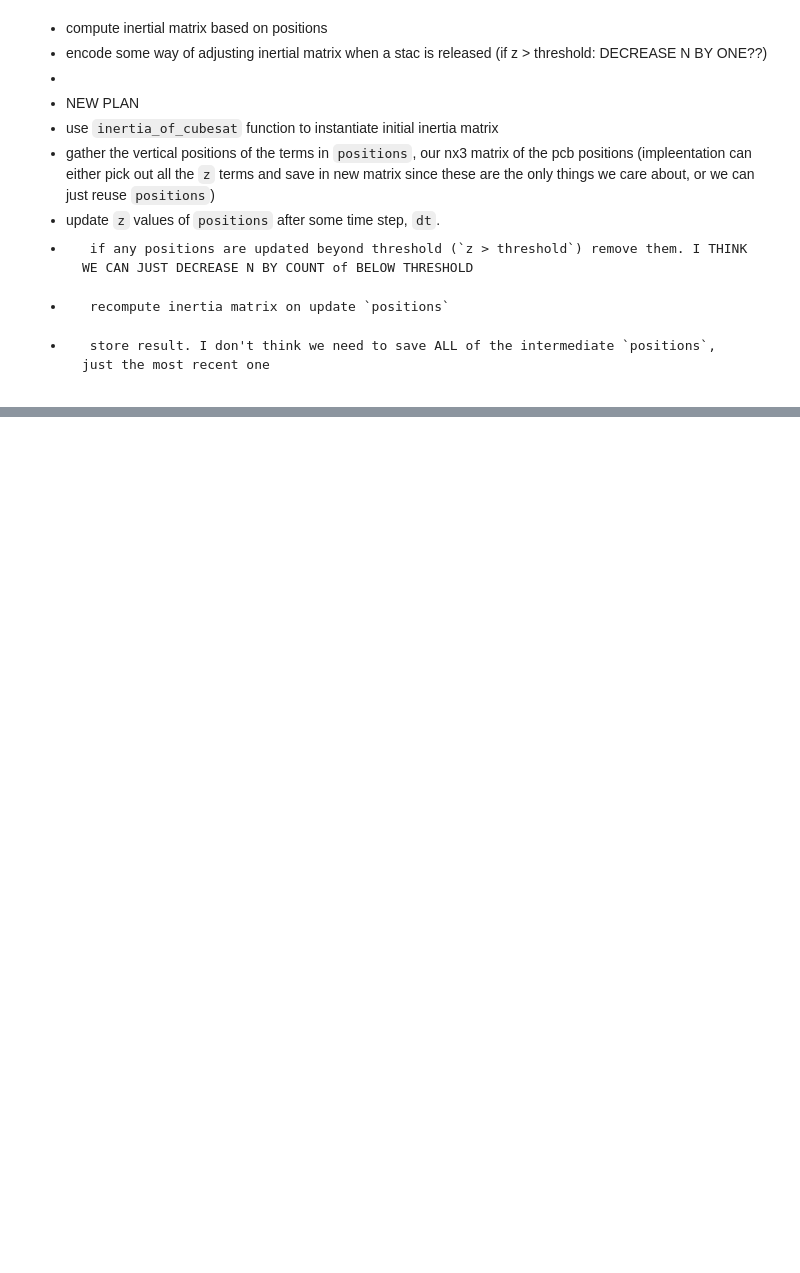
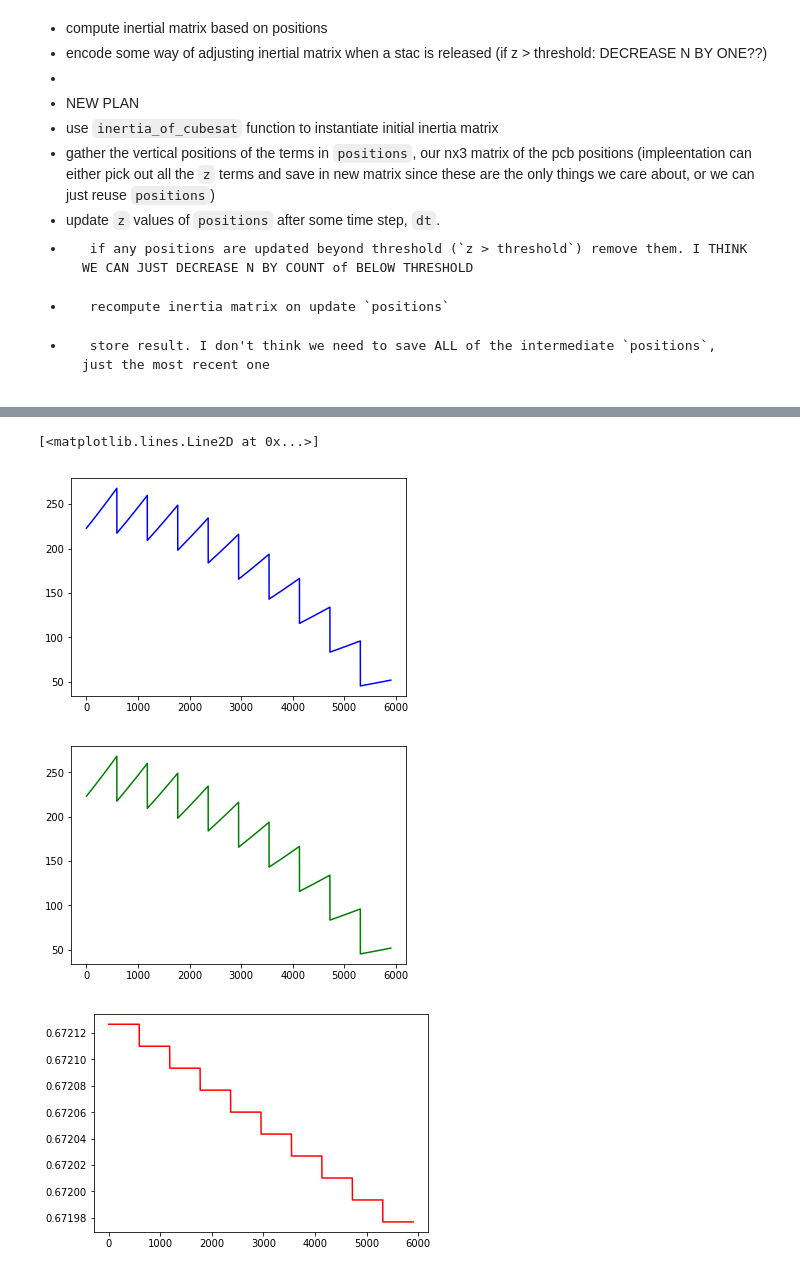
Before and after one commit to space-technologies-at-california/cubesat, a Jupyter notebook: code/model/physics_model.ipynb, the cells around one changed output, grey strips where cells are left out. Saved outputs shown, nothing was run; the diff lists cells and outputs as text; code cells hidden in the pictures; blank space fills up the shorter version.

```diff
--- a/code/model/physics_model.ipynb
+++ b/code/model/physics_model.ipynb
@@ -219,0 +247,32 @@ plt.plot(np.arange(start, len(z), dt), z,'r')
+# %%
+times = np.arange(start, len(mag_x), dt)
+
+mag_x = []
+mag_y = []
+mag_z = []
+
+for mat in I:
+    x_sq_sum = 0
+    y_sq_sum = 0
+    z_sq_sum = 0
+
+    for row in mat:
+        x_sq_sum += row[0]**2
+        y_sq_sum += row[1]**2
+        z_sq_sum += row[2]**2
+
+    mag_x.append(x_sq_sum ** 0.5)
+    mag_y.append(y_sq_sum ** 0.5)
+    mag_z.append(z_sq_sum ** 0.5)
+
+plt.plot(times, mag_x,'b')
+plt.figure()
+#plt.xlim(0, 500)
+plt.plot(times, mag_y,'g')
+plt.figure()
+plt.plot(times, mag_z,'r')
+# %% [output]
+[<matplotlib.lines.Line2D at 0x...>]
+[figure, added]
+[figure, added]
+[figure, added]
```
Also changed, not shown: parts of 6 cells of this notebook.
